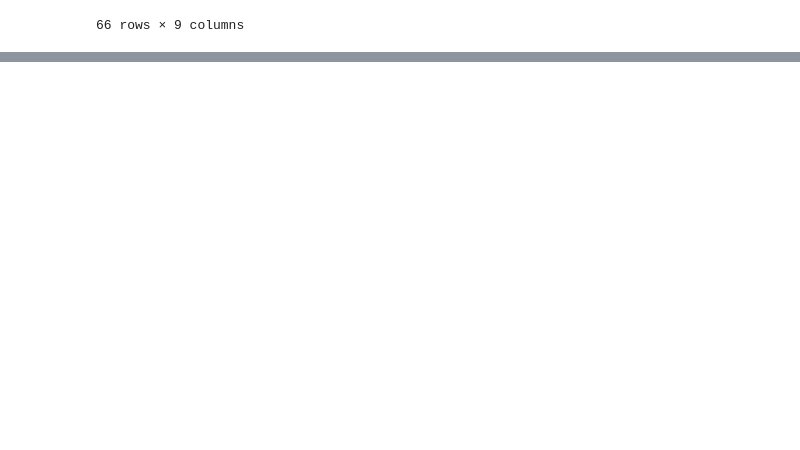
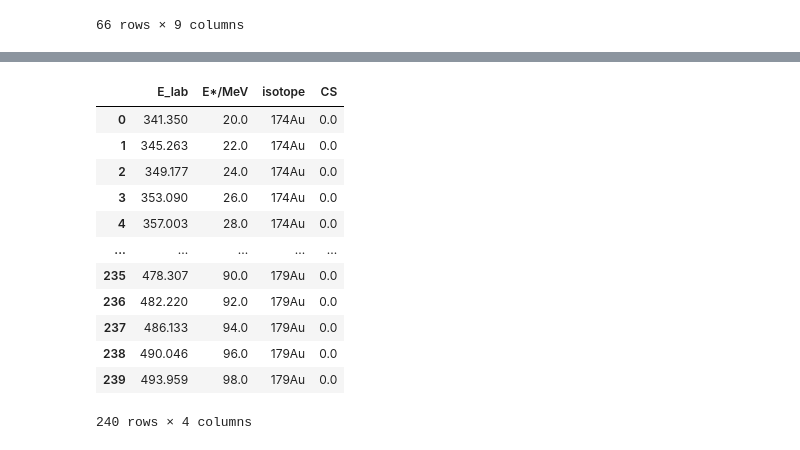
Before and after one commit to JozefMist/hivapJ, a Jupyter notebook: MyHivap/results/180hg/180hg.ipynb, the cells around one changed output, grey strips where cells are left out. Saved outputs shown, nothing was run; the diff lists cells and outputs as text; code cells hidden in the pictures; blank space fills up the shorter version.

```diff
--- a/MyHivap/results/180hg/180hg.ipynb
+++ b/MyHivap/results/180hg/180hg.ipynb
@@ -106,0 +127,16 @@ plt.legend(loc='upper right')
+# %%
+dfm_stano10
+# %% [output]
+|  | E_lab | E*/MeV | isotope | CS |
+| 0 | 341.350 | 20.0 | 174Au | 0.0 |
+| 1 | 345.263 | 22.0 | 174Au | 0.0 |
+| 2 | 349.177 | 24.0 | 174Au | 0.0 |
+| 3 | 353.090 | 26.0 | 174Au | 0.0 |
+| 4 | 357.003 | 28.0 | 174Au | 0.0 |
+| ... | ... | ... | ... | ... |
+| 235 | 478.307 | 90.0 | 179Au | 0.0 |
+| 236 | 482.220 | 92.0 | 179Au | 0.0 |
+| 237 | 486.133 | 94.0 | 179Au | 0.0 |
+| 238 | 490.046 | 96.0 | 179Au | 0.0 |
+| 239 | 493.959 | 98.0 | 179Au | 0.0 |
+240 rows × 4 columns
```
Also changed, not shown: parts of 5 cells of this notebook, 15 other files.
